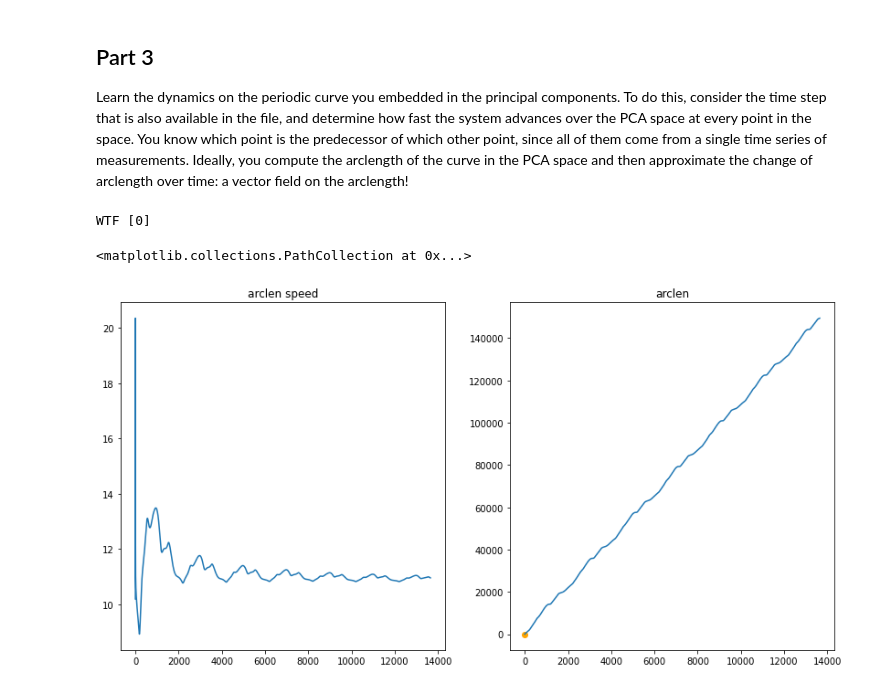
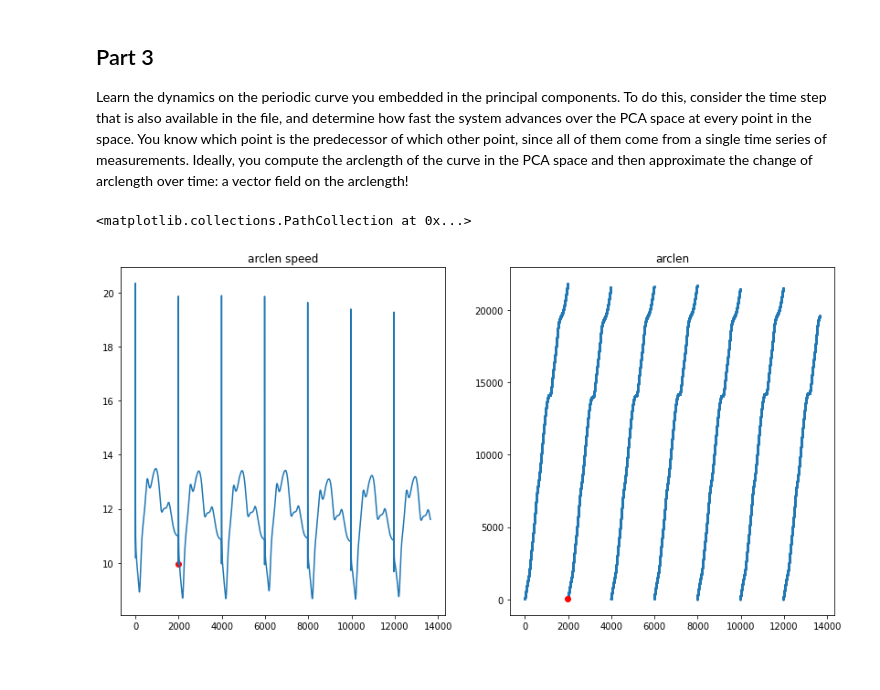
Before and after one commit to AlexPasqua/MLCMS-exercises, a Jupyter notebook: EX5/src/task5.ipynb, the cells around one changed output. Drawn from its saved outputs; the diff is of its cells as text; code cells hidden in the pictures.

```diff
--- a/EX5/src/task5.ipynb
+++ b/EX5/src/task5.ipynb
@@ -97,38 +98,27 @@ arclength!
-# %%
-# same as before pero' prendendo arclen come distanza, speed come arclen / dt e plottando i due
-%matplotlib inline
-arc_lens = []
-speeds = []
-plt.rcParams["figure.figsize"] = (14,7)
-starting_point = x_pca[0]
-for i in range(x_pca.shape[0]):
-    dt = i if i > 0 else 1
-    arc_lens.append(np.linalg.norm(x_pca[i]-starting_point))
-    speeds.append(arc_lens[-1] / dt)
-plt.plot(arc_lens, speeds)
 # %%
+# show a plot to highlight the periodicity, zeroing the arclen and time passed when ending a period
+%matplotlib inline
 arclens = []
 speeds = []
 plt.rcParams["figure.figsize"] = (14,7)
 cum_arclen = 0
+periods = 0
 for i in range(x_pca.shape[0] -1):
-    dt = i if i > 0 else 1
+    if i != 0 and i % lowest_dist_idx == 0:
+        cum_arclen = 0
+        periods += 1
+    dt = i - lowest_dist_idx*periods if i - lowest_dist_idx*periods > 0 else 1
     cum_arclen += np.linalg.norm(x_pca[i+1]-x_pca[i])
     arclens.append(cum_arclen)
     speeds.append(cum_arclen / dt)
 
 fig, axs = plt.subplots(1,2)
 axs[0].set_title("arclen speed")
 axs[0].plot(speeds)
-dist_zero_index = []
-for i in range(x_pca.shape[0]):
-    if np.linalg.norm(x_pca[i]-x_pca[0]) < 10:
-        dist_zero_index.append(i)
-print("WTF",dist_zero_index)
+axs[0].scatter(lowest_dist_idx, speeds[lowest_dist_idx], c='red')
 axs[1].set_title("arclen")
-axs[1].plot(arclens)
-axs[1].scatter(dist_zero_index, np.array(arclens)[dist_zero_index], c='orange')
+axs[1].scatter(range(len(arclens)), arclens, s=2)
+axs[1].scatter(lowest_dist_idx, arclens[lowest_dist_idx], c='red')
 # %% [output]
-WTF [0]
+<matplotlib.collections.PathCollection at 0x...>
-<matplotlib.collections.PathCollection at 0x...>
-[figure, old version]
+[figure, new version]
```
Also changed, not shown: parts of 6 cells of this notebook, 2 other files.
